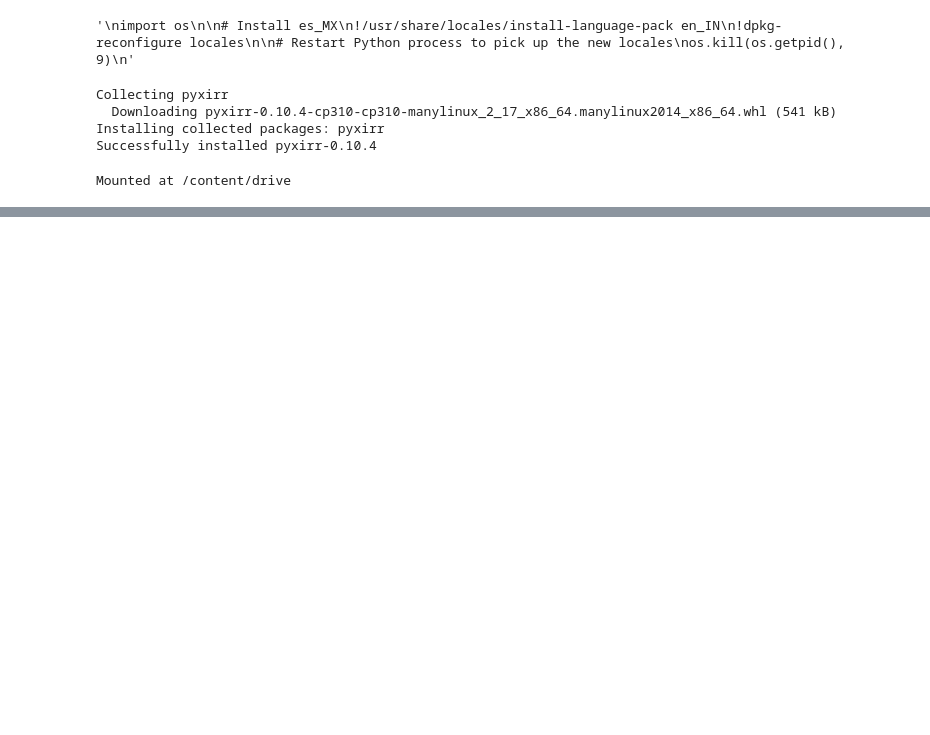
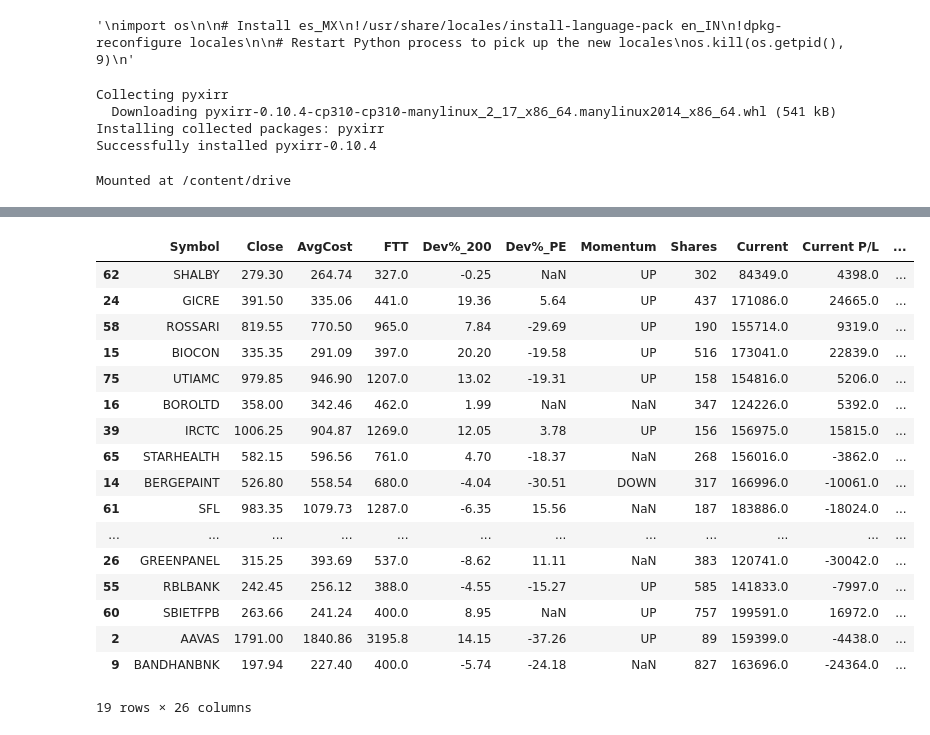
Before and after one commit to ankit-rathi/Quantvesting_v2, a Jupyter notebook: myStocks_Portfolio_Analysis_v2.ipynb, the cells around one changed output, grey strips where cells are left out. Drawn from its saved outputs; the diff is of its cells as text; code cells hidden in the pictures; blank space fills up the shorter version.

```diff
--- a/myStocks_Portfolio_Analysis_v2.ipynb
+++ b/myStocks_Portfolio_Analysis_v2.ipynb
@@ -80,0 +96,5 @@ Warning: Total number of columns (26) exceeds max_columns (20) limiting to first
+# %%
+# AVSP analysis
+tmp_df = df_portfolio_features[(df_portfolio_features['Criteria'] == 'AVSP') ]
+data_table.DataTable(tmp_df, include_index=False)
+# %% [output]
@@ -80,0 +102,18 @@ Warning: Total number of columns (26) exceeds max_columns (20) limiting to first
+|  | Symbol | Close | AvgCost | FTT | Dev%_200 | Dev%_PE | Momentum | Shares | Current | Current P/L | ... |
+| 62 | SHALBY | 279.30 | 264.74 | 327.0 | -0.25 | NaN | UP | 302 | 84349.0 | 4398.0 | ... |
+| 24 | GICRE | 391.50 | 335.06 | 441.0 | 19.36 | 5.64 | UP | 437 | 171086.0 | 24665.0 | ... |
+| 58 | ROSSARI | 819.55 | 770.50 | 965.0 | 7.84 | -29.69 | UP | 190 | 155714.0 | 9319.0 | ... |
+| 15 | BIOCON | 335.35 | 291.09 | 397.0 | 20.20 | -19.58 | UP | 516 | 173041.0 | 22839.0 | ... |
+| 75 | UTIAMC | 979.85 | 946.90 | 1207.0 | 13.02 | -19.31 | UP | 158 | 154816.0 | 5206.0 | ... |
+| 16 | BOROLTD | 358.00 | 342.46 | 462.0 | 1.99 | NaN | NaN | 347 | 124226.0 | 5392.0 | ... |
+| 39 | IRCTC | 1006.25 | 904.87 | 1269.0 | 12.05 | 3.78 | UP | 156 | 156975.0 | 15815.0 | ... |
+| 65 | STARHEALTH | 582.15 | 596.56 | 761.0 | 4.70 | -18.37 | NaN | 268 | 156016.0 | -3862.0 | ... |
+| 14 | BERGEPAINT | 526.80 | 558.54 | 680.0 | -4.04 | -30.51 | DOWN | 317 | 166996.0 | -10061.0 | ... |
+| 61 | SFL | 983.35 | 1079.73 | 1287.0 | -6.35 | 15.56 | NaN | 187 | 183886.0 | -18024.0 | ... |
+| ... | ... | ... | ... | ... | ... | ... | ... | ... | ... | ... | ... |
+| 26 | GREENPANEL | 315.25 | 393.69 | 537.0 | -8.62 | 11.11 | NaN | 383 | 120741.0 | -30042.0 | ... |
+| 55 | RBLBANK | 242.45 | 256.12 | 388.0 | -4.55 | -15.27 | UP | 585 | 141833.0 | -7997.0 | ... |
+| 60 | SBIETFPB | 263.66 | 241.24 | 400.0 | 8.95 | NaN | UP | 757 | 199591.0 | 16972.0 | ... |
+| 2 | AAVAS | 1791.00 | 1840.86 | 3195.8 | 14.15 | -37.26 | UP | 89 | 159399.0 | -4438.0 | ... |
+| 9 | BANDHANBNK | 197.94 | 227.40 | 400.0 | -5.74 | -24.18 | NaN | 827 | 163696.0 | -24364.0 | ... |
+19 rows × 26 columns
```
Also changed, not shown: parts of 4 cells of this notebook.
